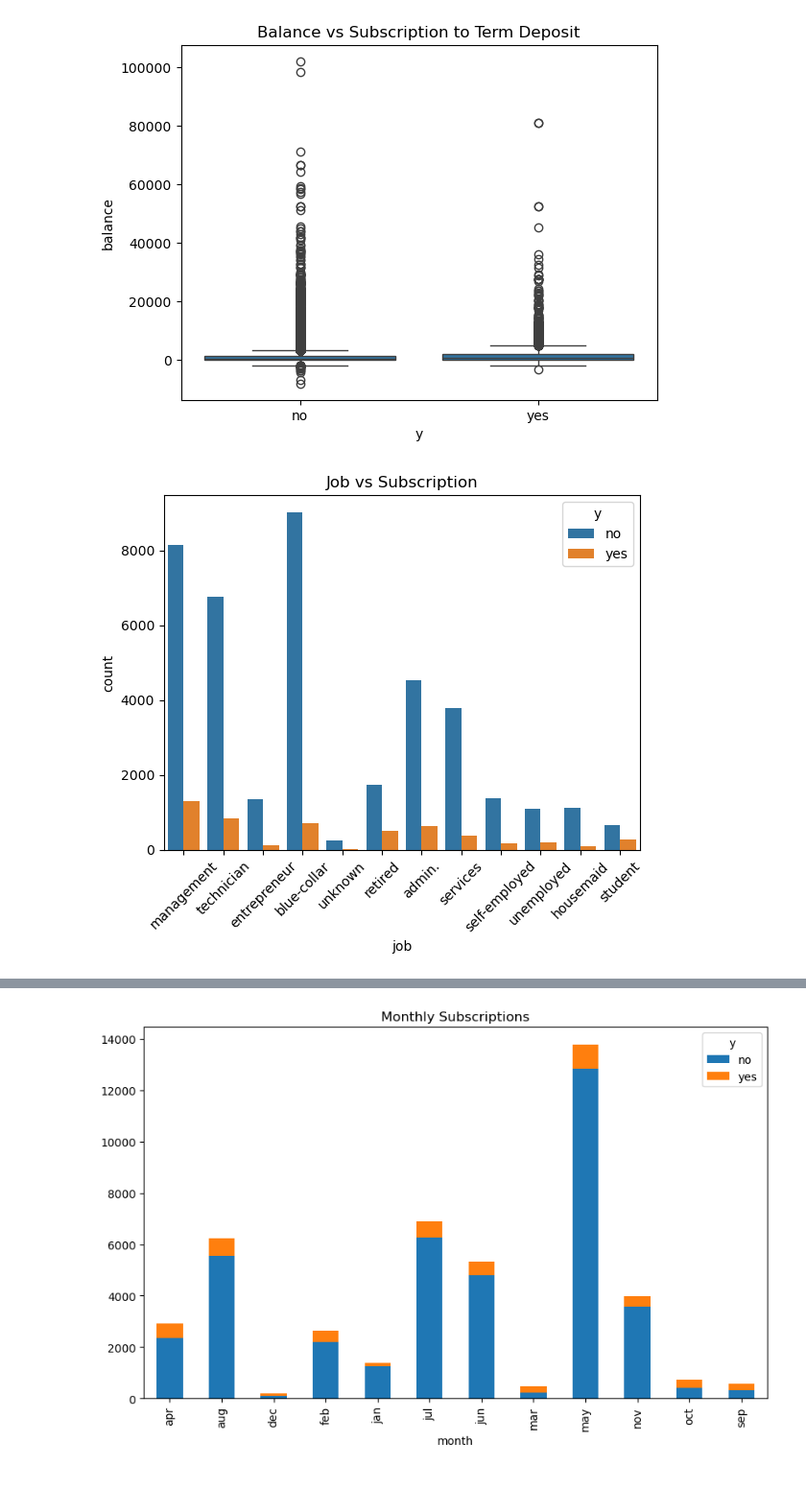
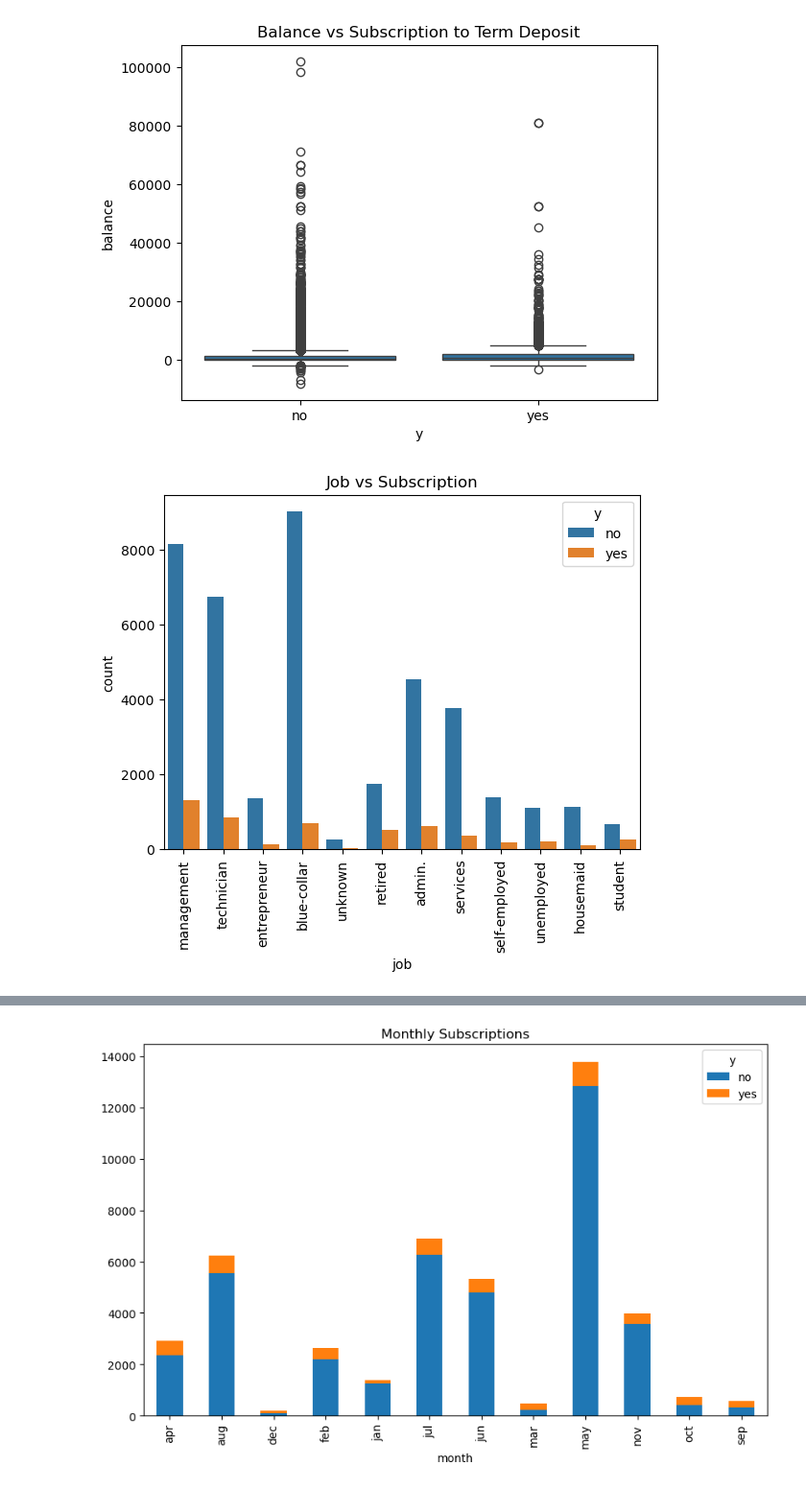
Before and after one commit to amirfarimani/DSI_Team_Project_Bank_Marketing, a Jupyter notebook: experiments/data_processing.ipynb, the cells around one changed output, grey strips where cells are left out. Shown at 96% size. Cells and saved outputs as stored; diff of their text form; code cells hidden in the pictures.

```diff
--- a/experiments/data_processing.ipynb
+++ b/experiments/data_processing.ipynb
@@ -226,14 +209,14 @@ plt.show()
 # %%
 # Frequency of 'job' types for each outcome
 sns.countplot(data=df, x='job', hue='y')
 plt.title("Job vs Subscription")
-plt.xticks(rotation=45)
+plt.xticks(rotation=90)
 plt.show()
 
 # Insights:
 # Understand which features might influence the target variable.
 # Identify trends or patterns (e.g., specific job types subscribing more).
 # %% [output]
-[figure, old version]
+[figure, new version]
 # %%
 # Pairwise plots help visualize relationships between features.
```
Also changed, not shown: parts of 34 cells of this notebook.
